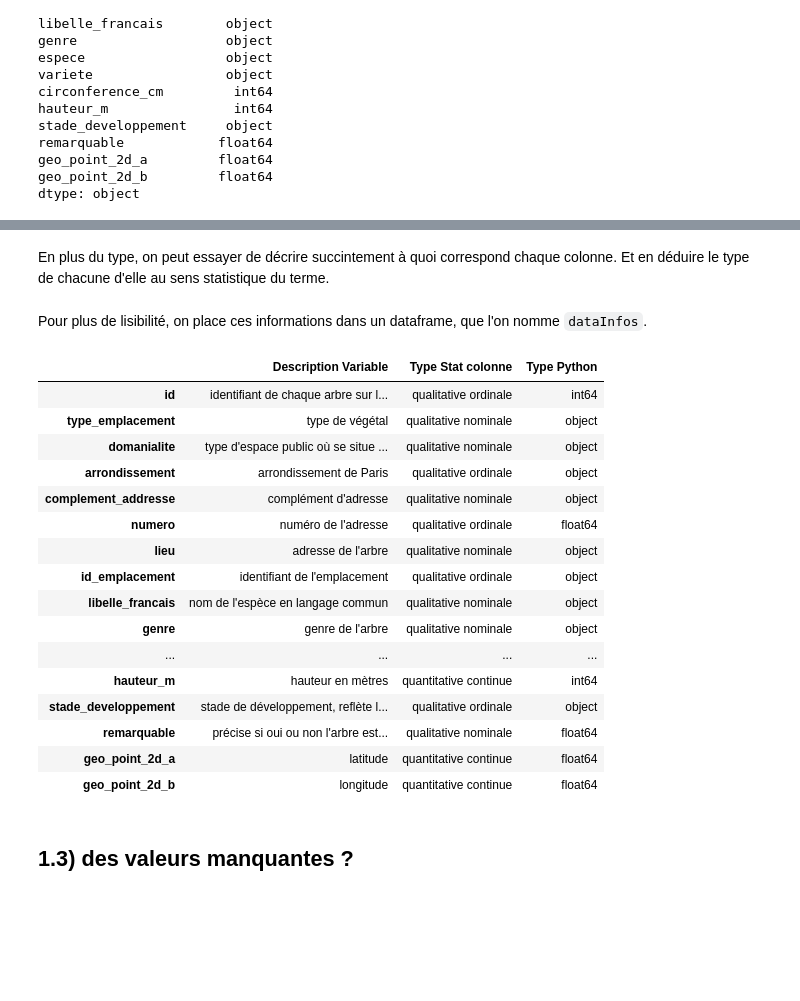
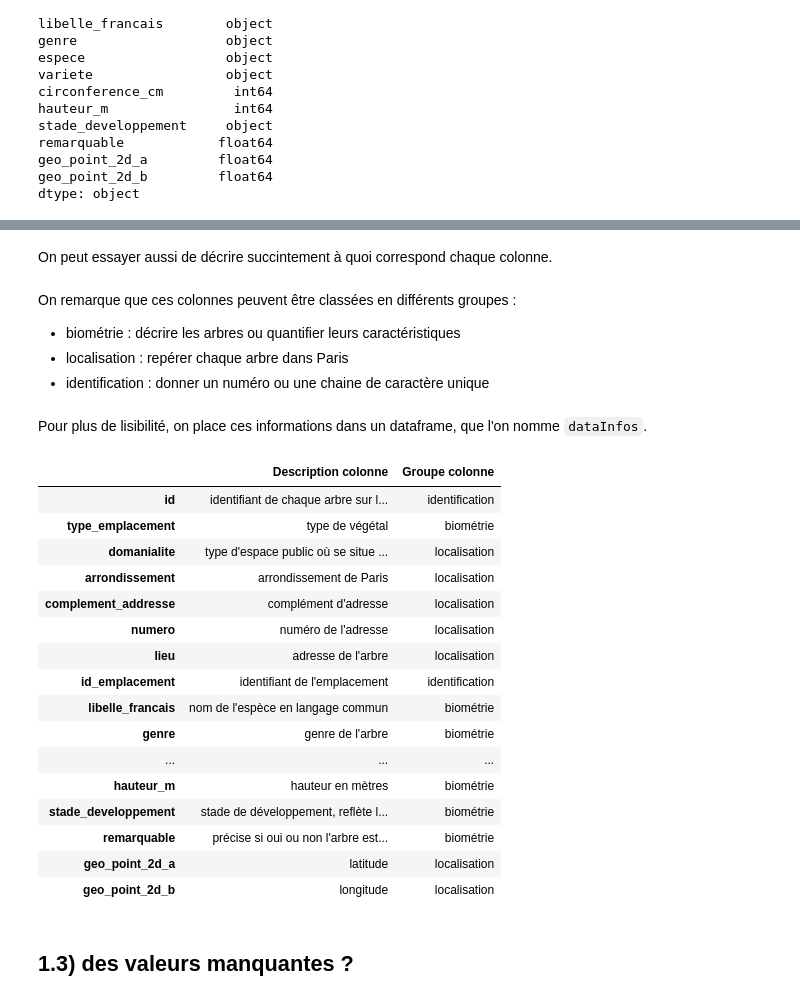
Before and after one commit to ClementPatin/OC-P2, a Jupyter notebook: Patin_Clement_1_notebook_032023.ipynb, the cells around one changed output, grey strips where cells are left out. Drawn from its saved outputs; the diff is of its cells as text; code cells hidden in the pictures; blank space fills up the shorter version.

Commit message:
modifications in dataInfos dataframe

```diff
--- a/Patin_Clement_1_notebook_032023.ipynb
+++ b/Patin_Clement_1_notebook_032023.ipynb
@@ -89,3 +91,3 @@ On pourrait penser que la colonne `arrondissmement` serait plus "pratique" en ty
 # %% [markdown]
-En plus du type, on peut essayer de décrire succintement à quoi correspond chaque colonne. Et en déduire le type de chacune d'elle au sens statistique du terme.
+On peut essayer aussi de décrire succintement à quoi correspond chaque colonne.
 # %%
@@ -114,2 +116,7 @@ colDescripVar=np.array([
 colDescripVar=colDescripVar.reshape(len(colDescripVar),1)
+# %% [markdown]
+On remarque que ces colonnes peuvent être classées en différents groupes :
+- biométrie : décrire les arbres ou quantifier leurs caractéristiques
+- localisation : repérer chaque arbre dans Paris
+- identification : donner un numéro ou une chaine de caractère unique
 # %%
@@ -141,28 +148,28 @@ tabInfos=np.hstack((colDescripVar,colTypeStatVar,))
 # %% [markdown]
 Pour plus de lisibilité, on place ces informations dans un dataframe, que l'on nomme `dataInfos`.
 # %%
-#création d'un dataframe issu du tableau Numpy
-dataInfos=pd.DataFrame(index=dataBrute.columns,data=tabInfos,columns=["Description Variable","Type Stat colonne"])
-dataInfos["Type Python"]=dataBrute.dtypes
+#numpy board into pandas dataframe
+dataInfos=pd.DataFrame(index=dataBrute.columns,data=tabInfos,columns=["Description colonne","Groupe colonne"])
+
 display(dataInfos)
 # %% [output]
-|  | Description Variable | Type Stat colonne | Type Python |
-| id | identifiant de chaque arbre sur l... | qualitative ordinale | int64 |
-| type_emplacement | type de végétal | qualitative nominale | object |
-| domanialite | type d'espace public où se situe ... | qualitative nominale | object |
-| arrondissement | arrondissement de Paris | qualitative ordinale | object |
-| complement_addresse | complément d'adresse | qualitative nominale | object |
-| numero | numéro de l'adresse | qualitative ordinale | float64 |
-| lieu | adresse de l'arbre | qualitative nominale | object |
-| id_emplacement | identifiant de l'emplacement | qualitative ordinale | object |
-| libelle_francais | nom de l'espèce en langage commun | qualitative nominale | object |
-| genre | genre de l'arbre | qualitative nominale | object |
-| ... | ... | ... | ... |
-| hauteur_m | hauteur en mètres | quantitative continue | int64 |
-| stade_developpement | stade de développement, reflète l... | qualitative ordinale | object |
-| remarquable | précise si oui ou non l'arbre est... | qualitative nominale | float64 |
-| geo_point_2d_a | latitude | quantitative continue | float64 |
-| geo_point_2d_b | longitude | quantitative continue | float64 |
+|  | Description colonne | Groupe colonne |
+| id | identifiant de chaque arbre sur l... | identification |
+| type_emplacement | type de végétal | biométrie |
+| domanialite | type d'espace public où se situe ... | localisation |
+| arrondissement | arrondissement de Paris | localisation |
+| complement_addresse | complément d'adresse | localisation |
+| numero | numéro de l'adresse | localisation |
+| lieu | adresse de l'arbre | localisation |
+| id_emplacement | identifiant de l'emplacement | identification |
+| libelle_francais | nom de l'espèce en langage commun | biométrie |
+| genre | genre de l'arbre | biométrie |
+| ... | ... | ... |
+| hauteur_m | hauteur en mètres | biométrie |
+| stade_developpement | stade de développement, reflète l... | biométrie |
+| remarquable | précise si oui ou non l'arbre est... | biométrie |
+| geo_point_2d_a | latitude | localisation |
+| geo_point_2d_b | longitude | localisation |
 # %% [markdown]
 ## 1.3) des valeurs manquantes ?<a class="anchor" id="13"></a>
 # %% [markdown]
```
Also changed, not shown: parts of 8 cells of this notebook.
